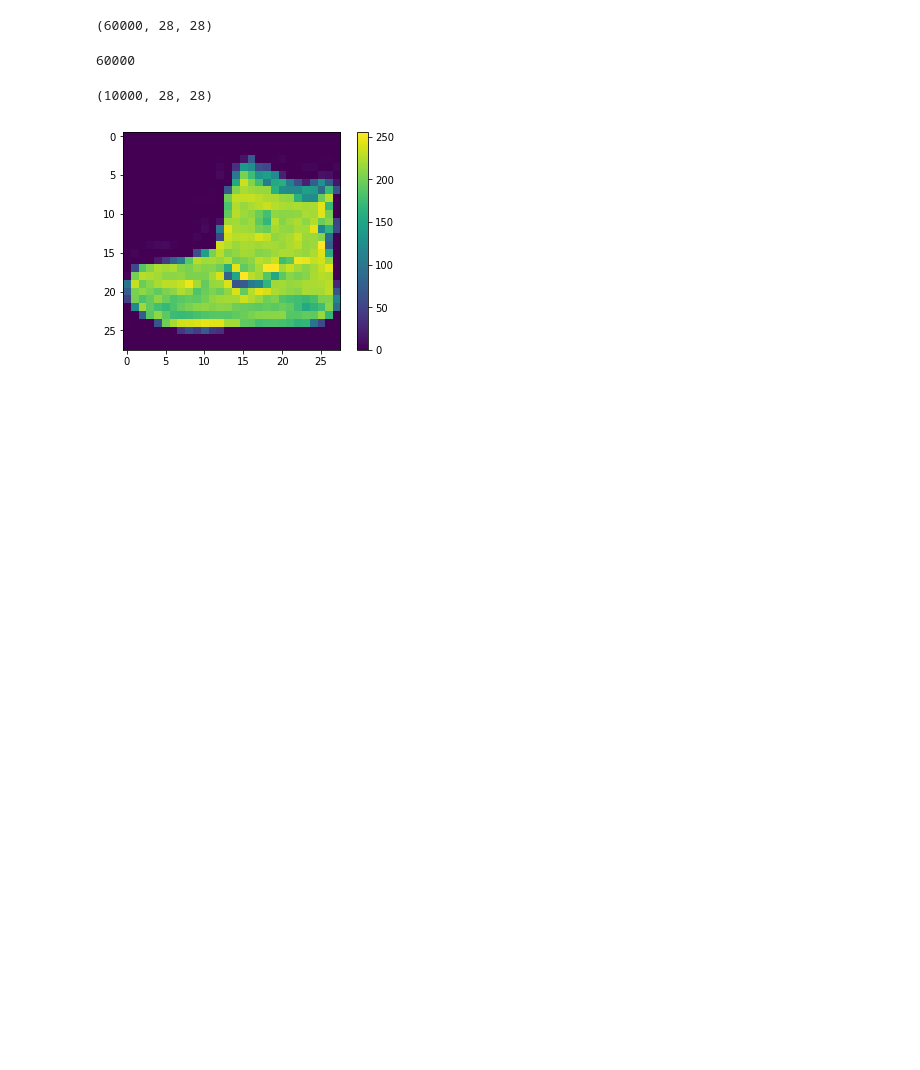
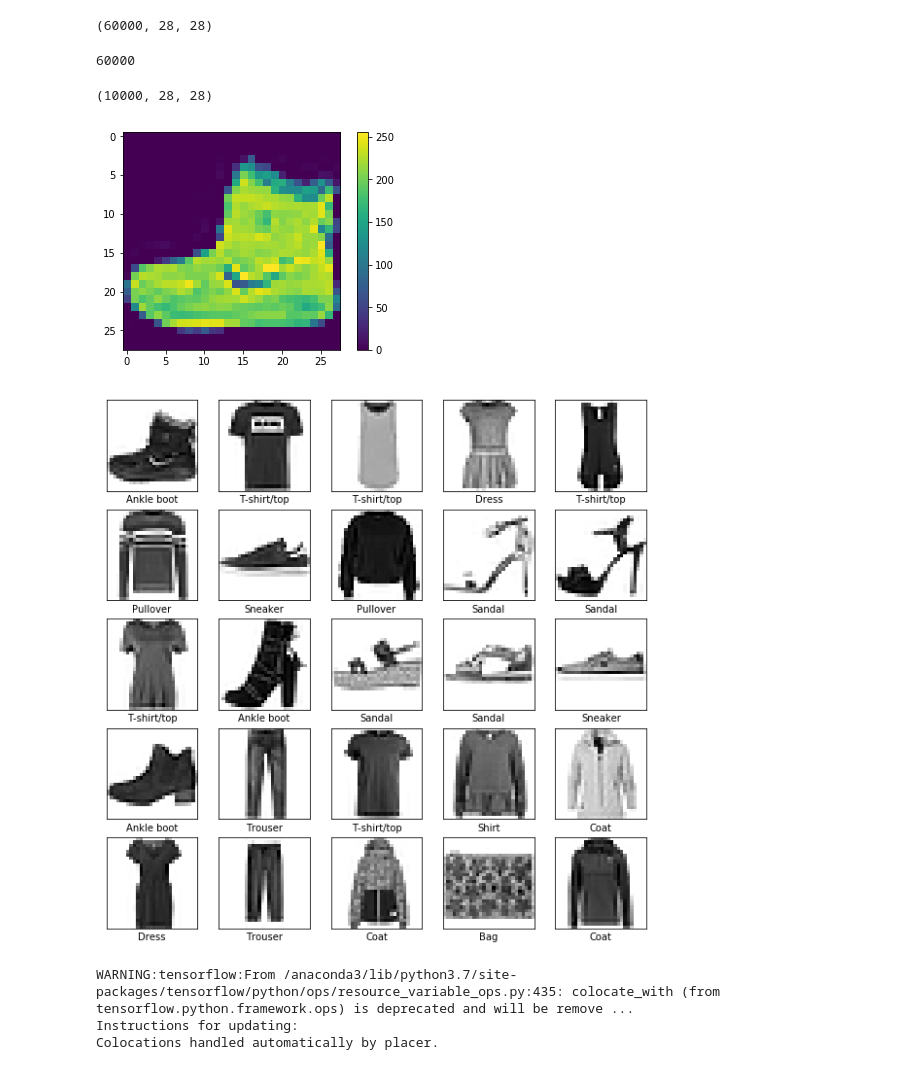
Before and after one commit to edimaudo/Python-projects, a Jupyter notebook: tensorflow_practice/fashion_minst.ipynb, the cells around one changed output. Cells and saved outputs as stored; diff of their text form; code cells hidden in the pictures; blank space fills up the shorter version.

```diff
--- a/tensorflow_practice/fashion_minst.ipynb
+++ b/tensorflow_practice/fashion_minst.ipynb
@@ -48,3 +48,31 @@ plt.grid(False)
 plt.show()
 # %% [output]
 [figure]
+# %%
+#scale values
+train_images = train_images / 255.0
+
+test_images = test_images / 255.0
+# %%
+#display first 25 images
+plt.figure(figsize=(10,10))
+for i in range(25):
+    plt.subplot(5,5,i+1)
+    plt.xticks([])
+    plt.yticks([])
+    plt.grid(False)
+    plt.imshow(train_images[i], cmap=plt.cm.binary)
+    plt.xlabel(class_names[train_labels[i]])
+plt.show()
+# %% [output]
+[figure, added]
+# %%
+model = keras.Sequential([
+    keras.layers.Flatten(input_shape=(28, 28)),
+    keras.layers.Dense(128, activation=tf.nn.relu),
+    keras.layers.Dense(10, activation=tf.nn.softmax)
+])
+# %% [output]
+WARNING:tensorflow:From /anaconda3/lib/python3.7/site-packages/tensorflow/python/ops/resource_variable_ops.py:435: colocate_with (from tensorflow.python.framework.ops) is deprecated and will be remove ...
+Instructions for updating:
+Colocations handled automatically by placer.
```
Also changed, not shown: parts of 8 cells of this notebook.
